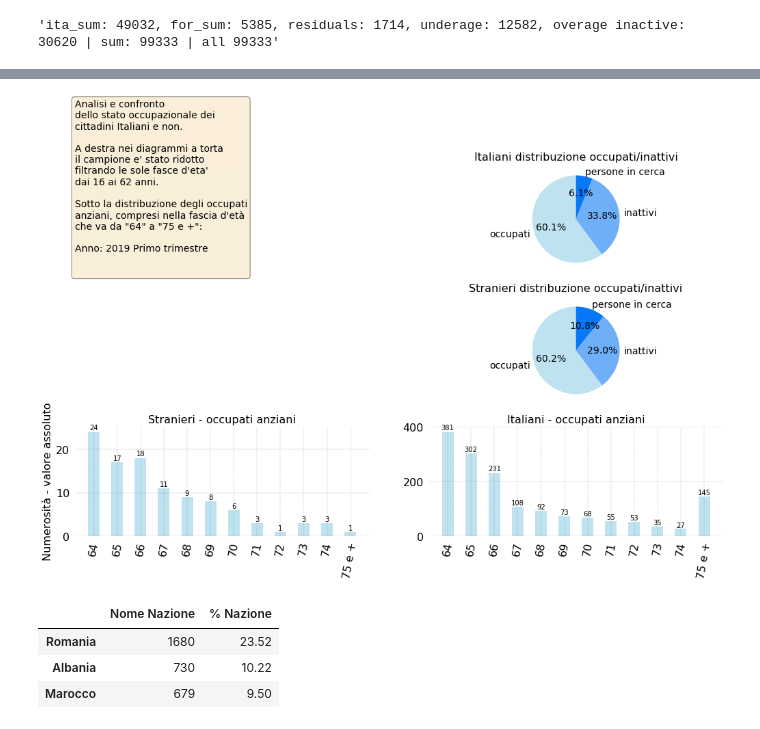
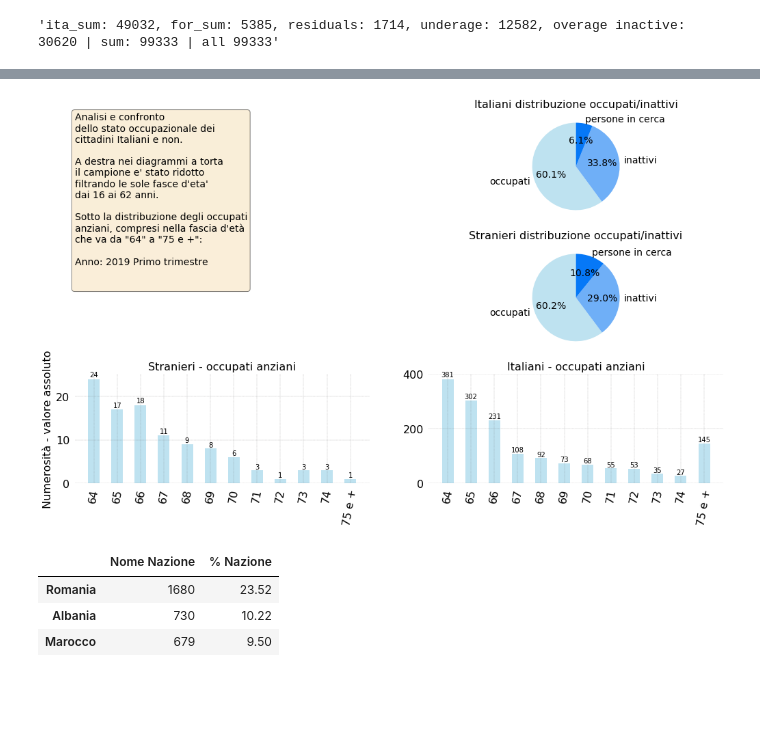
Before and after one commit to p-giovanni/ForzaLavoro, a Jupyter notebook: notebook/ForzaLavoro.ipynb, the cells around one changed output, grey strips where cells are left out. Cells and saved outputs as stored; diff of their text form; code cells hidden in the pictures; blank space fills up the shorter version.

```diff
--- a/notebook/ForzaLavoro.ipynb
+++ b/notebook/ForzaLavoro.ipynb
@@ -513,7 +515,7 @@ Anno: {y} {q}
            ,oae=over_age[-1])
 
 props = dict(boxstyle='round', facecolor='wheat', alpha=0.5)
-ax[idx].text(0, 0, text, fontsize=14, bbox=props)
+ax[idx].text(0, -0.6, text, fontsize=14, bbox=props)
 set_axes_common_properties(ax[idx], True)
 ax[idx].get_xaxis().set_ticks([])
 ax[idx].get_yaxis().set_ticks([])
@@ -574,34 +576,34 @@ ax[idx].set_title("Stranieri - occupati anziani", fontsize=16)
 ax[idx].set_ylabel("Numerosità - valore assoluto", fontsize=16)
 
 remove_tick_lines('y', ax[idx])
 remove_tick_lines('x', ax[idx])
 
 # ------------------------------------------------------------------------
 idx = 4
 
 width = 0.5
 
 it_oa_occ = it_overage_count[it_overage_count["Stato occupazionale"] == "occupati"]
 it_oc_stat_lbl = it_oa_occ["Eta'"]
 it_oc_stat_val = it_oa_occ["Numero"]
 
 rects_it_oa = ax[idx].bar(it_oc_stat_lbl, it_oc_stat_val, width=width, color=colors['default'])
 set_axes_common_properties(ax[idx])
 
 autolabel(rects_it_oa, ax[idx])
 
 ax[idx].set_xticklabels(fr_oc_stat_lbl, rotation=80)
 ax[idx].tick_params(axis='both', labelsize=16)
 ax[idx].set_title("Italiani - occupati anziani", fontsize=16)
 #ax[idx].set_ylabel("Numerosità - valore assoluto", fontsize=16)
 
 remove_tick_lines('y', ax[idx])
 remove_tick_lines('x', ax[idx])
 
 
 plt.savefig(os.path.join(images_path,"{prefix}analisi_stato_occupazionale.png".format(prefix=file_prefix)))
 # %% [output]
-[figure, old version]
+[figure, new version]
 # %%
 nations_count = df_red[esteri_mask]["Nome Nazione"].value_counts().to_frame()
 
```
Also changed, not shown: parts of 4 cells of this notebook, 4 other files.
